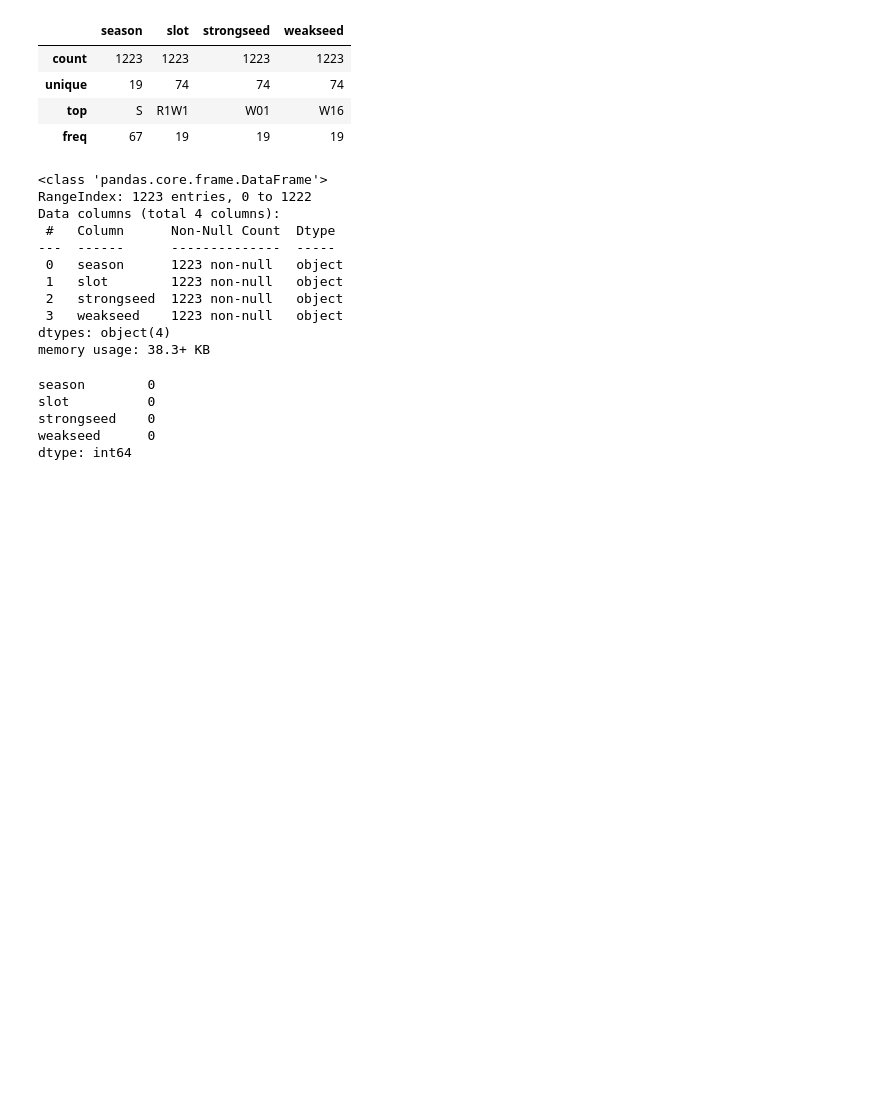
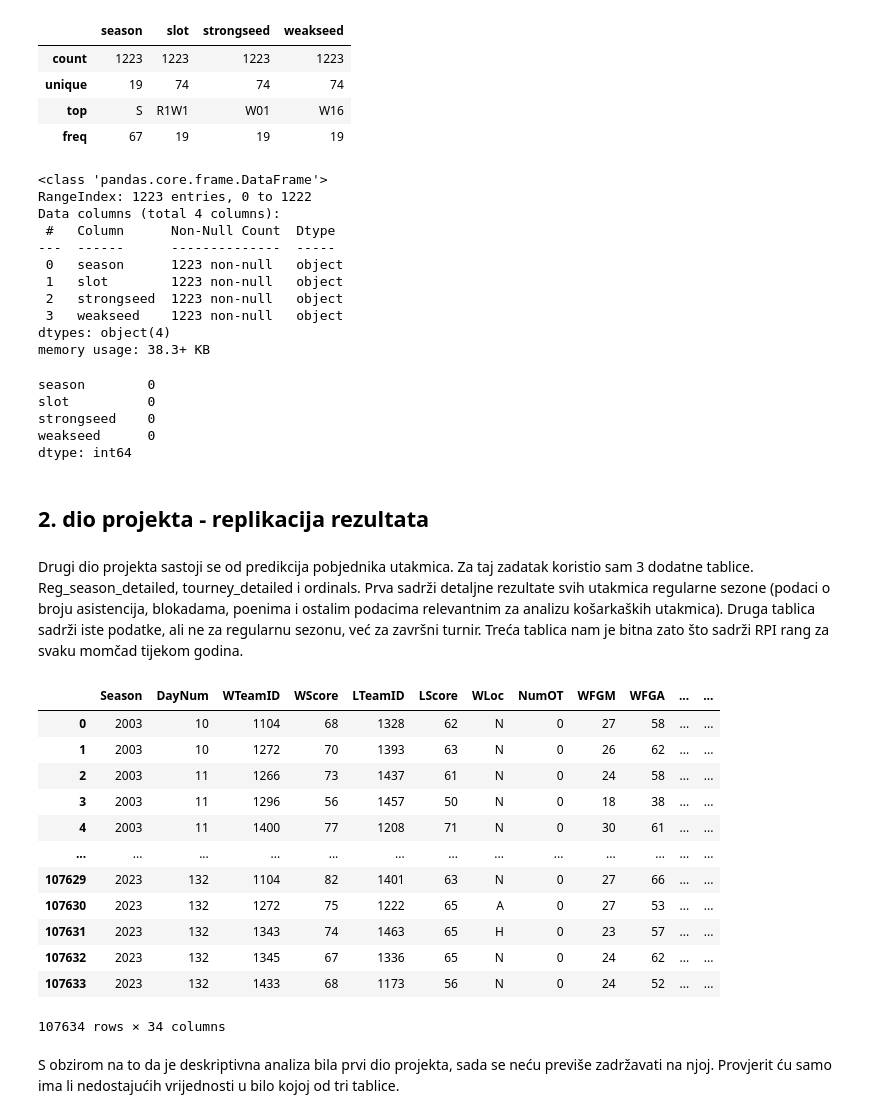
Before and after one commit to RoginicMatija/UZOP-Projekt, a Jupyter notebook: MarchMadness.ipynb, the cells around one changed output. Cells and saved outputs as stored; diff of their text form; code cells hidden in the pictures; blank space fills up the shorter version.

```diff
--- a/MarchMadness.ipynb
+++ b/MarchMadness.ipynb
@@ -848,3 +850,29 @@ slot          0
 strongseed    0
 weakseed      0
 dtype: int64
+# %% [markdown]
+## 2. dio projekta - replikacija rezultata
+# %% [markdown]
+Drugi dio projekta sastoji se od predikcija pobjednika utakmica. Za taj zadatak koristio sam 3 dodatne tablice. Reg_season_detailed, tourney_detailed i ordinals. Prva sadrži detaljne rezultate svih utakmica regularne sezone (podaci o broju asistencija, blokadama, poenima i ostalim podacima relevantnim za analizu košarkaških utakmica). Druga tablica sadrži iste podatke, ali ne za regularnu sezonu, već za završni turnir. Treća tablica nam je bitna zato što sadrži RPI rang za svaku momčad tijekom godina.
+# %%
+reg_season_detailed = pd.read_csv("regular_season_detailed.csv")
+tourney_detailed = pd.read_csv("tourney_detailed.csv")
+ordinals = pd.read_csv("ordinals.csv")
+# %%
+reg_season_detailed
+# %% [output]
+|  | Season | DayNum | WTeamID | WScore | LTeamID | LScore | WLoc | NumOT | WFGM | WFGA | ... | ... |
+| 0 | 2003 | 10 | 1104 | 68 | 1328 | 62 | N | 0 | 27 | 58 | ... | ... |
+| 1 | 2003 | 10 | 1272 | 70 | 1393 | 63 | N | 0 | 26 | 62 | ... | ... |
+| 2 | 2003 | 11 | 1266 | 73 | 1437 | 61 | N | 0 | 24 | 58 | ... | ... |
+| 3 | 2003 | 11 | 1296 | 56 | 1457 | 50 | N | 0 | 18 | 38 | ... | ... |
+| 4 | 2003 | 11 | 1400 | 77 | 1208 | 71 | N | 0 | 30 | 61 | ... | ... |
+| ... | ... | ... | ... | ... | ... | ... | ... | ... | ... | ... | ... | ... |
+| 107629 | 2023 | 132 | 1104 | 82 | 1401 | 63 | N | 0 | 27 | 66 | ... | ... |
+| 107630 | 2023 | 132 | 1272 | 75 | 1222 | 65 | A | 0 | 27 | 53 | ... | ... |
+| 107631 | 2023 | 132 | 1343 | 74 | 1463 | 65 | H | 0 | 23 | 57 | ... | ... |
+| 107632 | 2023 | 132 | 1345 | 67 | 1336 | 65 | N | 0 | 24 | 62 | ... | ... |
+| 107633 | 2023 | 132 | 1433 | 68 | 1173 | 56 | N | 0 | 24 | 52 | ... | ... |
+107634 rows × 34 columns
+# %% [markdown]
+S obzirom na to da je deskriptivna analiza bila prvi dio projekta, sada se neću previše zadržavati na njoj. Provjerit ću samo ima li nedostajućih vrijednosti u bilo kojoj od tri tablice.
```
Also changed, not shown: parts of 36 cells of this notebook.
